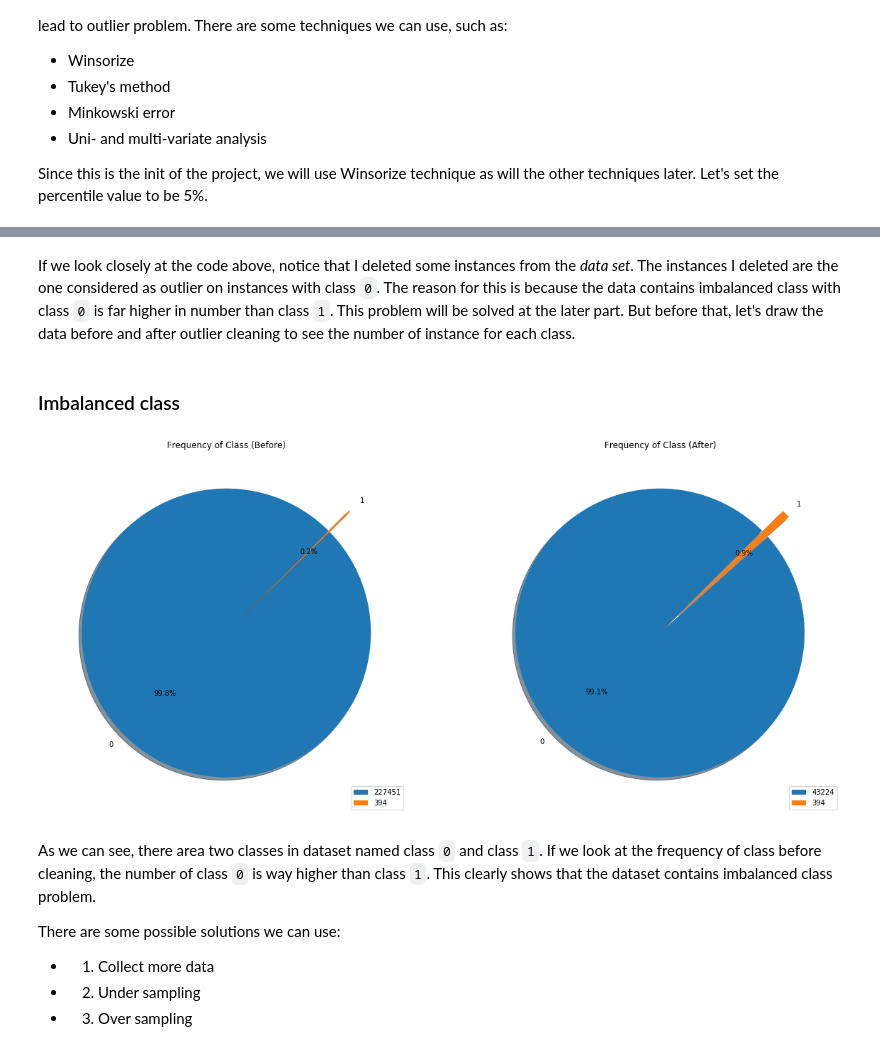
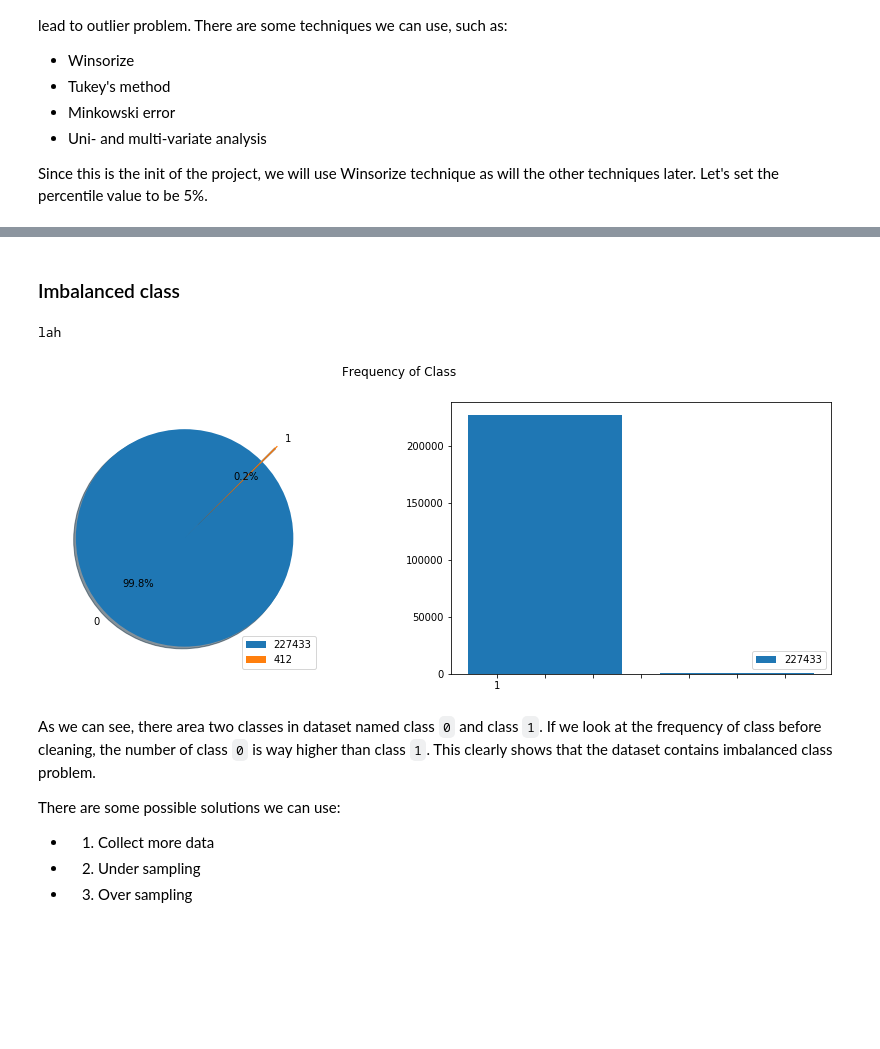
Before and after one commit to Irainia/mika, a Jupyter notebook: Credit Card Fraud Detection.ipynb, the cells around one changed output, grey strips where cells are left out. Cells and saved outputs as stored; diff of their text form; code cells hidden in the pictures; blank space fills up the shorter version.

```diff
--- a/Credit Card Fraud Detection.ipynb
+++ b/Credit Card Fraud Detection.ipynb
@@ -36,0 +40,5 @@ data.head()
+# %%
+if 'Time' in data:
+    data = data.drop(columns=['Time'])
+data['Amount'] = StandardScaler().fit_transform(np.array(data['Amount']).reshape(-1,1))
+data.head()
@@ -38,6 +54,8 @@ data.head()
 Since the data contains class, we will create model using classification algorithm. But, before we do that, in this project we will split the data into two parts based on portion. The part with higher portion will be treated as *data set* while the other is treated as *data evaluation*. Let's set the portion to be 80% for data set and 20% for data evaluation.
 # %%
 data_set, data_evaluation = train_test_split(data, test_size = evaluation_portion)
+data_set = data_set.sort_index()
+data_evaluation = data_evaluation.sort_index()
 # %% [markdown]
 ### Draw Figure
 
@@ -54,19 +72,19 @@ for i in range(len(name_of_class)):
     class_ix[name_of_class[i]] = [j for j in range(len(data_set)) if data_set.iloc[j,-1] == name_of_class[i]]
     data_ix[name_of_class[i]] = [j for j in range(len(data_set)) if data_set.iloc[j,-1] == name_of_class[i]]
 for i in range(len(feature_names)):
-    if i == 0 or i == len(feature_names)-1:
+    if i == len(feature_names)-1:
         continue
-    if i > limit_figure:
+    if i >= limit_figure:
         break
     fig = plt.figure(figsize=[20, 5])
-    fig.suptitle('Figure of Data for Each Class')
+    fig.suptitle('Data on Feature {0}'.format(feature_names[i]))
     for j in range(len(name_of_class)):
         y_raw = data_set.iloc[class_ix[name_of_class[j]],i]
         x = data_ix[name_of_class[j]]
         position = int('1{0}{1}'.format(len(name_of_class),j+1))
         ax = fig.add_subplot(position)
         ax.scatter(x, y_raw)
-        ax.set_title('Feature {0} on class {1}'.format(feature_names[i], name_of_class[j]))
+        ax.set_title('Class {0}'.format(name_of_class[j]))
         ax.set_xlabel('instance index i')
         ax.set_ylabel('instance value i')
     plt.show()
@@ -146,32 +172,28 @@ del class_0_data, class_0_ix, temp_class_1_data
-# %% [markdown]
-If we look closely at the code above, notice that I deleted some instances from the *data set*. The instances I deleted are the one considered as outlier on instances with class `0`. The reason for this is because the data contains imbalanced class with class `0` is far higher in number than class `1`. This problem will be solved at the later part. But before that, let's draw the data before and after outlier cleaning to see the number of instance for each class.
 # %% [markdown]
 ### Imbalanced class
 # %%
-name_of_class_before, number_of_class_before = np.unique(data_set.iloc[:,-1], return_counts = True)
-size_before = np.array(number_of_class_before, dtype = float) / np.sum(number_of_class_before)
-explode_before = (number_of_class_before == number_of_class_before.min()) * 0.2
+name_of_class, number_of_class = np.unique(data_set_outlier_cleaned.loc[:,'Class'], return_counts = True)
+size_before = np.array(number_of_class, dtype = float) / np.sum(number_of_class)
+explode = (number_of_class == number_of_class.min()) * 0.2
 
-name_of_class_after, number_of_class_after = np.unique(data_set_undersampled.iloc[:,-1], return_counts = True)
-size_after = np.array(number_of_class_after, dtype = float) / np.sum(number_of_class_after)
-explode_after = (number_of_class_after == number_of_class_after.min()) * 0.2
+print('lah')
 
-fig = plt.figure(figsize=[20,10])
+fig = plt.figure(figsize=[15,5])
+fig.suptitle('Frequency of Class')
 ax0 = fig.add_subplot('121')
-ax0.set_title('Frequency of Class (Before)')
-ax0.pie(size_before, explode = explode_before, labels = name_of_class_before, autopct = '%1.1f%%',
+ax0.pie(size_before, explode = explode, labels = name_of_class, autopct = '%1.1f%%',
       shadow = True, startangle = 45)
-ax0.legend(number_of_class_before, loc = 'lower right')
+ax0.legend(number_of_class, loc = 'lower right')
 
-ax1 = fig.add_subplot('122')
-ax1.set_title('Frequency of Class (After)')
-ax1.pie(size_after, explode = explode_before, labels = name_of_class_after, autopct = '%1.1f%%',
-      shadow = True, startangle = 45)
-ax1.legend(number_of_class_after, loc = 'lower right')
+ax0 = fig.add_subplot('122')
+ax0.bar(name_of_class, height=number_of_class)
+ax0.set_xticklabels(name_of_class)
+ax0.legend(number_of_class, loc = 'lower right')
 
 plt.show()
 # %% [output]
+lah
-[figure, old version]
+[figure, new version]
 # %% [markdown]
 As we can see, there area two classes in dataset named class `0` and class `1`. If we look at the frequency of class before cleaning, the number of class `0` is way higher than class `1`. This clearly shows that the dataset contains imbalanced class problem.
 
```
Also changed, not shown: parts of 5 cells of this notebook.
